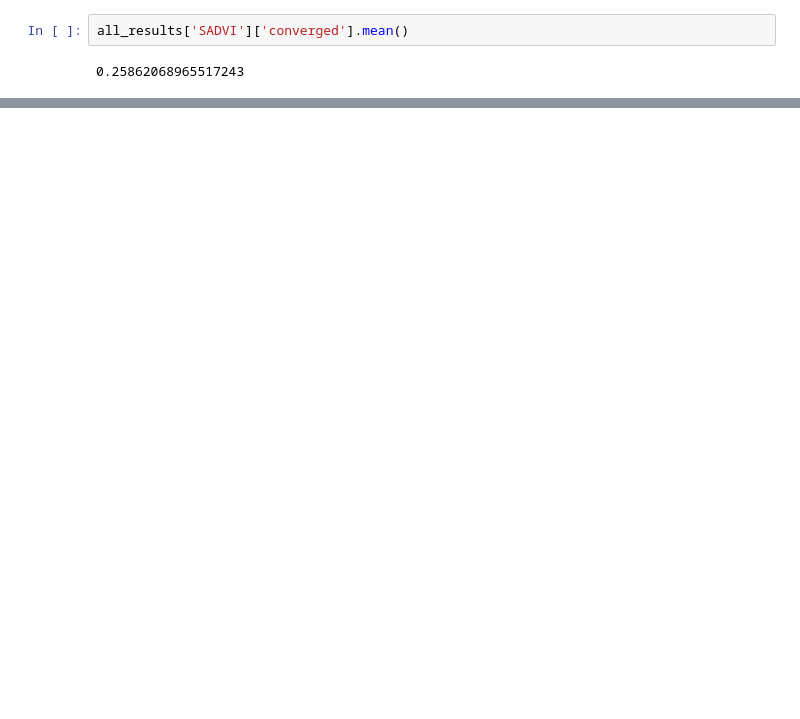
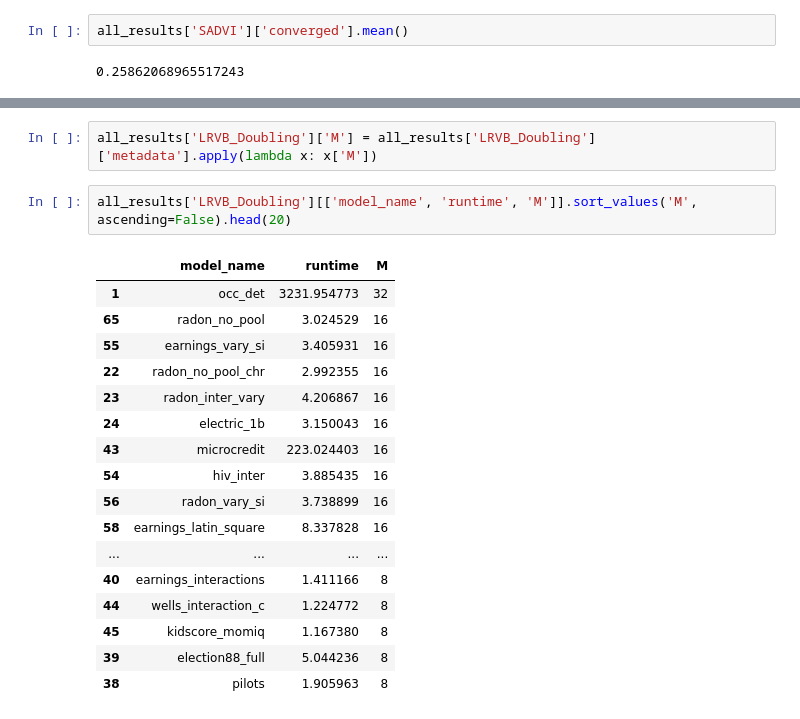
Before and after one commit to martiningram/dadvi-experiments, a Jupyter notebook: comparison/analysis/compare_moment_estimates.ipynb, the cells around one changed output, grey strips where cells are left out. Drawn from its saved outputs; the diff is of its cells as text; blank space fills up the shorter version.

```diff
--- a/comparison/analysis/compare_moment_estimates.ipynb
+++ b/comparison/analysis/compare_moment_estimates.ipynb
@@ -325 +347,23 @@ comparison.head()
 5 rows × 28 columns
+# %%
+all_results['LRVB_Doubling']['M'] = all_results['LRVB_Doubling']['metadata'].apply(lambda x: x['M'])
+# %%
+all_results['LRVB_Doubling'][['model_name', 'runtime', 'M']].sort_values('M', ascending=False).head(20)
+# %% [output]
+|  | model_name | runtime | M |
+| 1 | occ_det | 3231.954773 | 32 |
+| 65 | radon_no_pool | 3.024529 | 16 |
+| 55 | earnings_vary_si | 3.405931 | 16 |
+| 22 | radon_no_pool_chr | 2.992355 | 16 |
+| 23 | radon_inter_vary | 4.206867 | 16 |
+| 24 | electric_1b | 3.150043 | 16 |
+| 43 | microcredit | 223.024403 | 16 |
+| 54 | hiv_inter | 3.885435 | 16 |
+| 56 | radon_vary_si | 3.738899 | 16 |
+| 58 | earnings_latin_square | 8.337828 | 16 |
+| ... | ... | ... | ... |
+| 40 | earnings_interactions | 1.411166 | 8 |
+| 44 | wells_interaction_c | 1.224772 | 8 |
+| 45 | kidscore_momiq | 1.167380 | 8 |
+| 39 | election88_full | 5.044236 | 8 |
+| 38 | pilots | 1.905963 | 8 |
```
Also changed, not shown: parts of 11 cells of this notebook.
